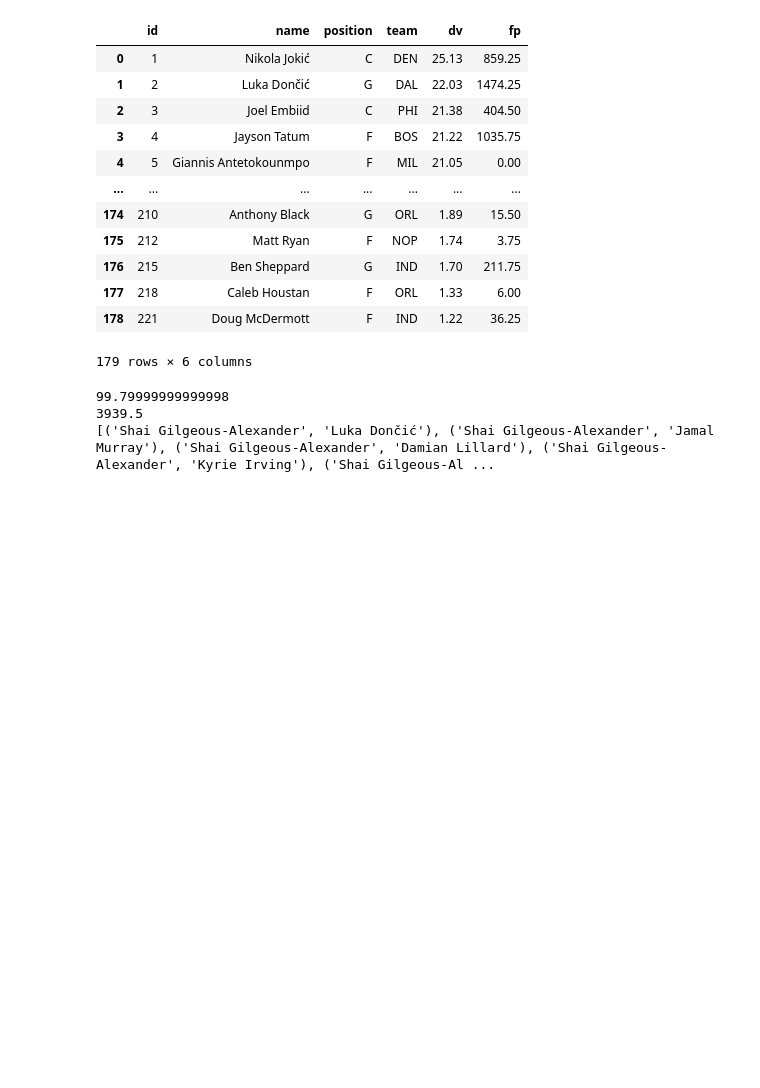
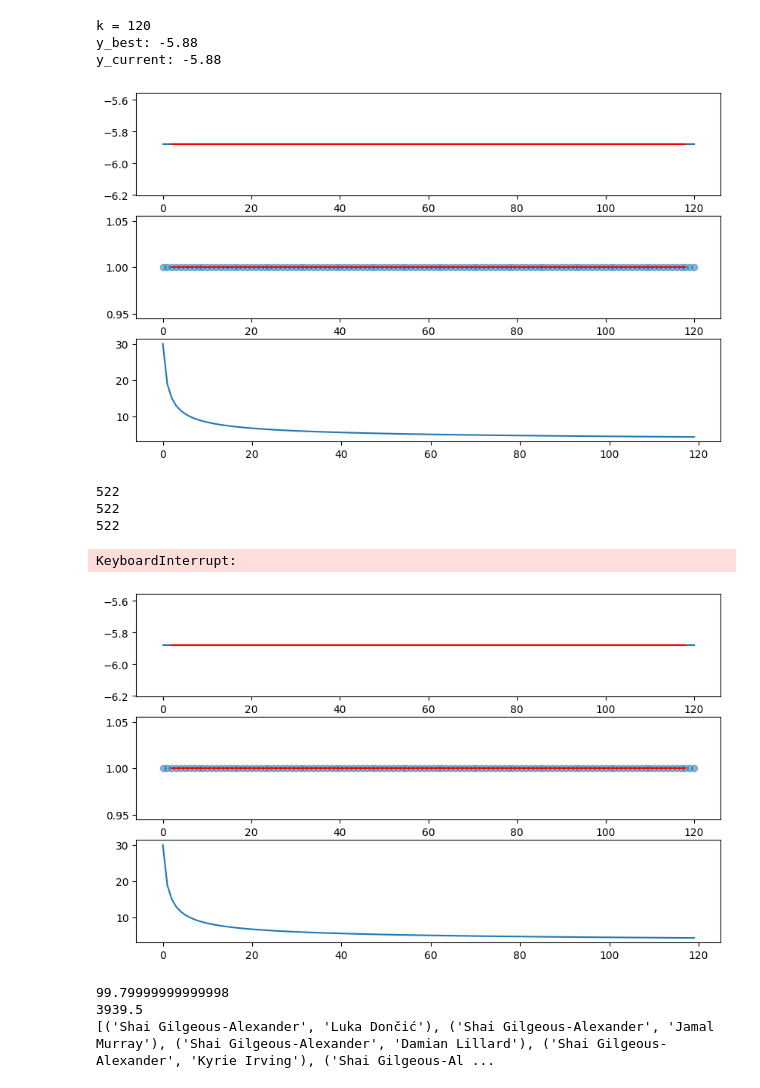
Before and after one commit to pamsoulin/whalers-league-opt, a Jupyter notebook: test.ipynb, the cells around one changed output. Drawn from its saved outputs; the diff is of its cells as text; code cells hidden in the pictures; blank space fills up the shorter version.

Commit message:
added plotting to simulated_annealing, experimented with cooling schedules + scaling

```diff
--- a/test.ipynb
+++ b/test.ipynb
@@ -9,22 +12,7 @@ from team import Selection
 # %%
-stats_df = pd.read_csv("data/2024_whalers_league_final_player_stats.csv")
-stats_df
+full_roster_df = pd.read_csv("data/2024_whalers_league_final_player_stats.csv")
-# %% [output]
-|  | id | name | position | team | dv | fp |
-| 0 | 1 | Nikola Jokić | C | DEN | 25.13 | 859.25 |
-| 1 | 2 | Luka Dončić | G | DAL | 22.03 | 1474.25 |
-| 2 | 3 | Joel Embiid | C | PHI | 21.38 | 404.50 |
-| 3 | 4 | Jayson Tatum | F | BOS | 21.22 | 1035.75 |
-| 4 | 5 | Giannis Antetokounmpo | F | MIL | 21.05 | 0.00 |
-| ... | ... | ... | ... | ... | ... | ... |
-| 174 | 210 | Anthony Black | G | ORL | 1.89 | 15.50 |
-| 175 | 212 | Matt Ryan | F | NOP | 1.74 | 3.75 |
-| 176 | 215 | Ben Sheppard | G | IND | 1.70 | 211.75 |
-| 177 | 218 | Caleb Houstan | F | ORL | 1.33 | 6.00 |
-| 178 | 221 | Doug McDermott | F | IND | 1.22 | 36.25 |
-179 rows × 6 columns
 # %%
-sel_df = stats_df[stats_df.name.isin([
+selection_df = full_roster_df[full_roster_df.name.isin([
     "Shai Gilgeous-Alexander",
     "Tyrese Haliburton",
     "Andrew Nembhard",
@@ -36,3 +24,18 @@ sel_df = stats_df[stats_df.name.isin([
     "Kristaps Porziņģis",
     "Chet Holmgren"
 ])]
+my_sel = Selection(selection_df, full_roster_df)
+
+cheap_selection_df = full_roster_df[full_roster_df.name.isin([
+    "Doug McDermott",
+    "Caleb Houstan",
+    "Matt Ryan",
+    "Marcus Morris",
+    "Ben Sheppard",
+    "A.J. Green",
+    "Max Christie",
+    "Alec Burks",
+    "Goga Bitadze",
+    "Jaxson Hayes"
+])]
+cheap_sel = Selection(cheap_selection_df, full_roster_df)
@@ -42,3 +42,37 @@ sel = Selection(sel_df, stats_df)
+# %%
+def f(x: Selection) -> float:
+    return -x.total_fp()*(0.01)
+
+def team_with_swap(team, swap):
+    team.swap_players(swap)
+    return team
+
+seen_teams = defaultdict(int)
+possible_teams = None
+def T(x: Selection) -> Selection:
+    global seen_teams
+    global possible_teams
+    x = x.copy()
+    swaps = x.possible_swaps()
+    if possible_teams == None:
+        possible_teams = set([team_with_swap(x.copy(), swap) for swap in swaps])
+
+    new_x = sorted(list(possible_teams), key = lambda x: -seen_teams[x])[0]
+    return new_x
+
+t = generate_logarithmic_annealing_schedule(30)
+
+opt_sel = simulated_annealing(f, cheap_sel, T, t, int(5e6), plot_interval=10, avg_interval=4)
+# %% [output]
+k = 120
+y_best: -5.88
+y_current: -5.88
+[figure, added]
+522
+522
+522
+KeyboardInterrupt:
+[figure, added]
 # %%
 print(sel.total_dv())
 print(sel.total_fp())
```
Also changed, not shown: parts of 3 cells of this notebook, 6 other files.
